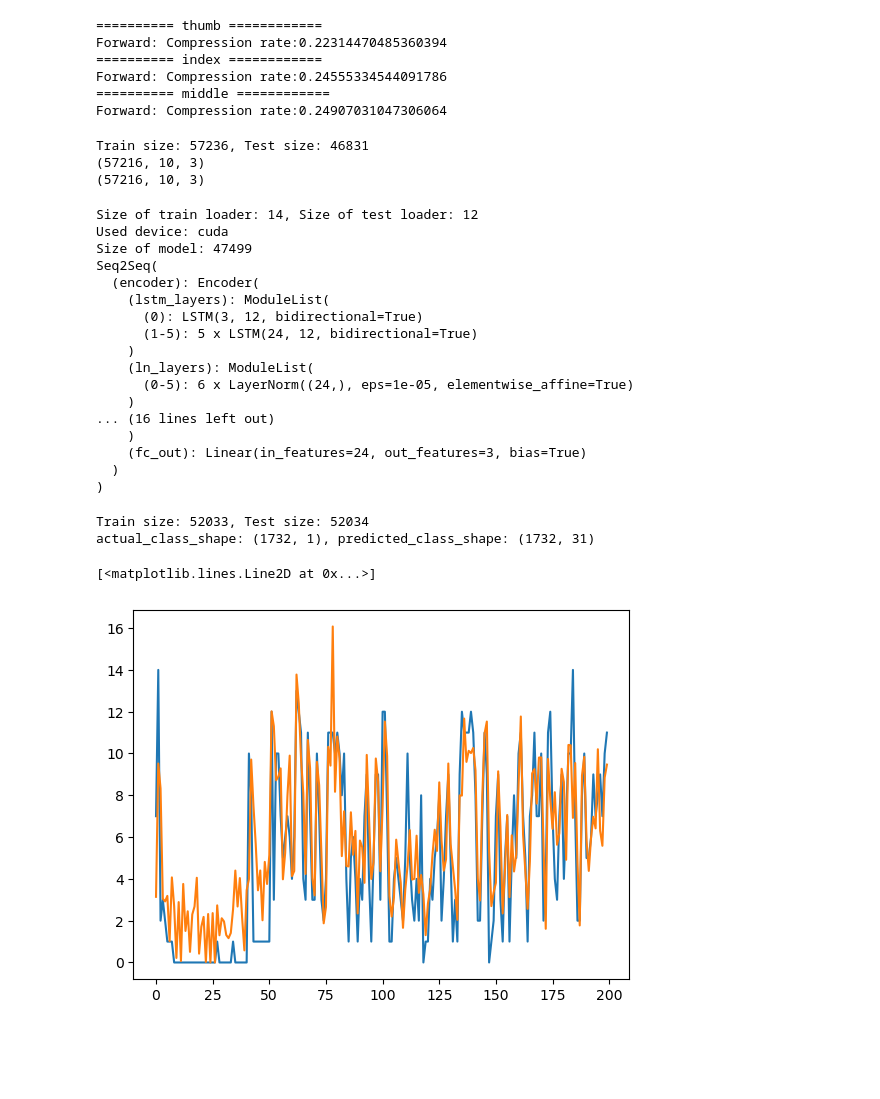
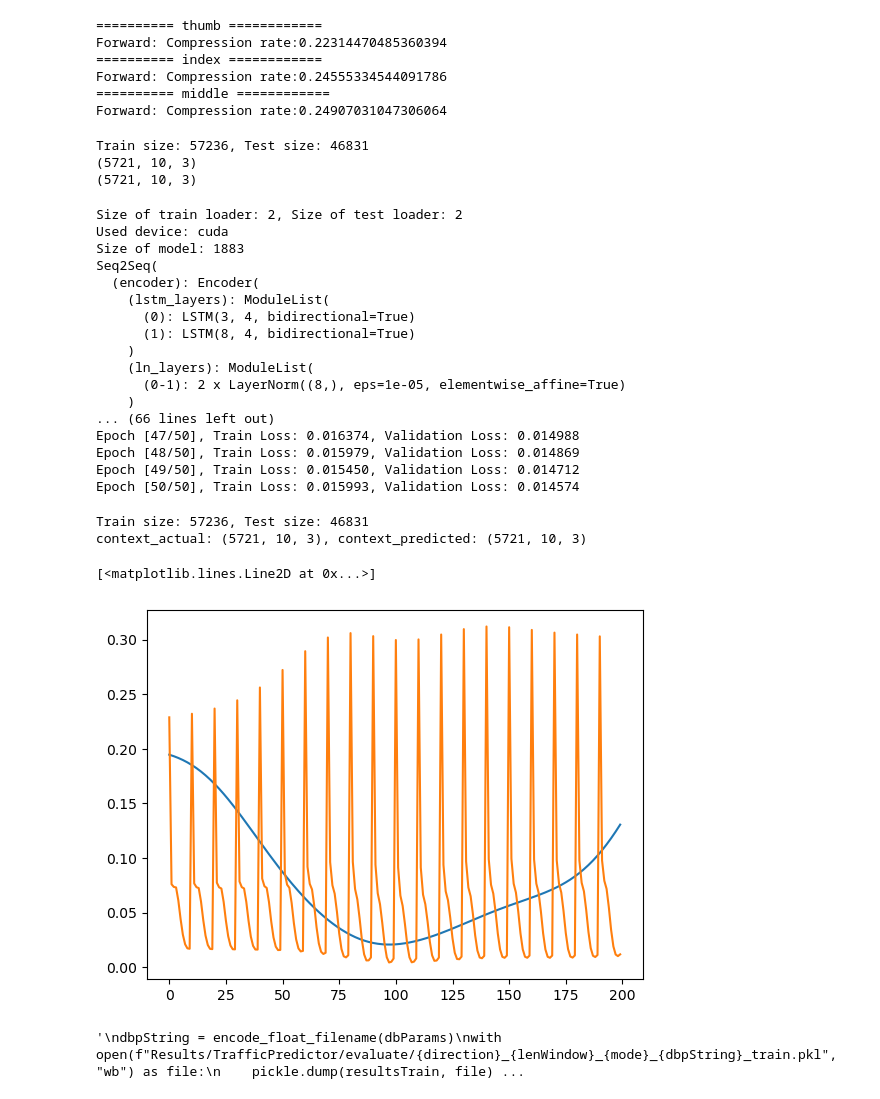
Before and after one commit to evanyeh5118/Traffic_model_prediction, a Jupyter notebook: main01_train_context_predictor.ipynb, the cells around one changed output. Drawn from its saved outputs; the diff is of its cells as text; code cells hidden in the pictures; blank space fills up the shorter version.

```diff
--- a/main01_train_context_predictor.ipynb
+++ b/main01_train_context_predictor.ipynb
@@ -42,7 +42,7 @@ Forward: Compression rate:0.24555334544091786
 Forward: Compression rate:0.24907031047306064
 # %%
 lenWindow = 10
-trainDataAugment = True
+trainDataAugment = False
 verbose = True
 
 paramsLstm = {}
@@ -59,50 +59,50 @@ print(sources.shape)
 print(target.shape)
 # %% [output]
 Train size: 57236, Test size: 46831
-(57216, 10, 3)
-(57216, 10, 3)
+(5721, 10, 3)
+(5721, 10, 3)
 # %%
 bestWeightsLstm, _, _, modleParametersLstm = trainModelLstm(
 paramsLstm['lenSource'], paramsLstm['lenTarget'], trainData, testData, verbose=verbose)
 # %% [output]
-Size of train loader: 14, Size of test loader: 12
+Size of train loader: 2, Size of test loader: 2
 Used device: cuda
-Size of model: 47499
+Size of model: 1883
 Seq2Seq(
   (encoder): Encoder(
     (lstm_layers): ModuleList(
-      (0): LSTM(3, 12, bidirectional=True)
-      (1-5): 5 x LSTM(24, 12, bidirectional=True)
+      (0): LSTM(3, 4, bidirectional=True)
+      (1): LSTM(8, 4, bidirectional=True)
     )
     (ln_layers): ModuleList(
-      (0-5): 6 x LayerNorm((24,), eps=1e-05, elementwise_affine=True)
+      (0-1): 2 x LayerNorm((8,), eps=1e-05, elementwise_affine=True)
     )
-... (16 lines left out)
-    )
-    (fc_out): Linear(in_features=24, out_features=3, bias=True)
-  )
-)
+... (66 lines left out)
+Epoch [47/50], Train Loss: 0.016374, Validation Loss: 0.014988
+Epoch [48/50], Train Loss: 0.015979, Validation Loss: 0.014869
+Epoch [49/50], Train Loss: 0.015450, Validation Loss: 0.014712
+Epoch [50/50], Train Loss: 0.015993, Validation Loss: 0.014574
 # %%
 trafficModelLstm, _ = createModelLstm(modleParametersLstm)
 trafficModelLstm.load_state_dict(bestWeightsLstm)
 
 paramsValid = paramsLstm.copy()
 paramsValid['dataAugment'] = False
 trainData, testData = PreparingDatasetLstm(thumbUnit, paramsValid, verbose=verbose)
-#(actual_trafficCA_train, predicted_trafficCA_train, actual_class_train, predicted_class_train, _, _, _, _)  = evaluateModelCA(trafficModelCA, trainData)
-#(actual_trafficCA_test, predicted_trafficCA_test, actual_class_test, predicted_class_test, _, _, _, _)  = evaluateModelCA(trafficModelCA, trainData)
+
 resultsTrain = evaluateModelLstm(trafficModelLstm, trainData)
 resultsTest = evaluateModelLstm(trafficModelLstm, testData)
 
-print(f"actual_class_shape: {resultsTrain['classDistribu_actual'].shape}, predicted_class_shape: {resultsTrain['classDistribu_predicted'].shape}")
 
-plt.plot(resultsTest['trafficTarget_actual'][0:200])
-plt.plot(resultsTest['trafficTarget_predicted'][0:200])
+print(f"context_actual: {resultsTrain['context_actual'].shape}, context_predicted: {resultsTrain['context_predicted'].shape}")
+
+plt.plot(resultsTest['context_actual'].reshape(-1,3)[0:200, 0])
+plt.plot(resultsTest['context_predicted'].reshape(-1,3)[0:200, 0])
 # %% [output]
-Train size: 52033, Test size: 52034
-actual_class_shape: (1732, 1), predicted_class_shape: (1732, 31)
+Train size: 57236, Test size: 46831
+context_actual: (5721, 10, 3), context_predicted: (5721, 10, 3)
 [<matplotlib.lines.Line2D at 0x...>]
-[figure, old version]
+[figure, new version]
 # %%
 '''
 dbpString = encode_float_filename(dbParams)
@@ -120,3 +120,5 @@ with open(f"Results/TrafficPredictor/modelParams/{direction}_{lenWindow}_{mode}_
     pickle.dump(modleParametersLstm, file)
 torch.save(bestWeightsLstm, f"Results/TrafficPredictor/model/{direction}_{lenWindow}_{mode}_{dbpString}.pth")
 '''
+# %% [output]
+'\ndbpString = encode_float_filename(dbParams)\nwith open(f"Results/TrafficPredictor/evaluate/{direction}_{lenWindow}_{mode}_{dbpString}_train.pkl", "wb") as file:\n    pickle.dump(resultsTrain, file) ...
```
Also changed, not shown: 3 other files.
